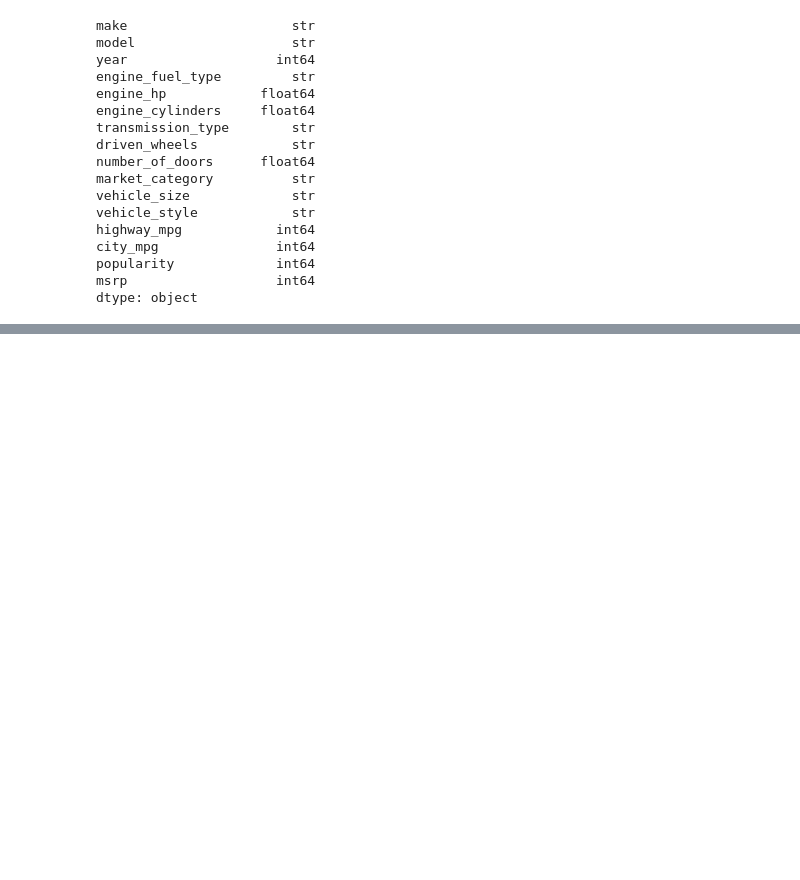
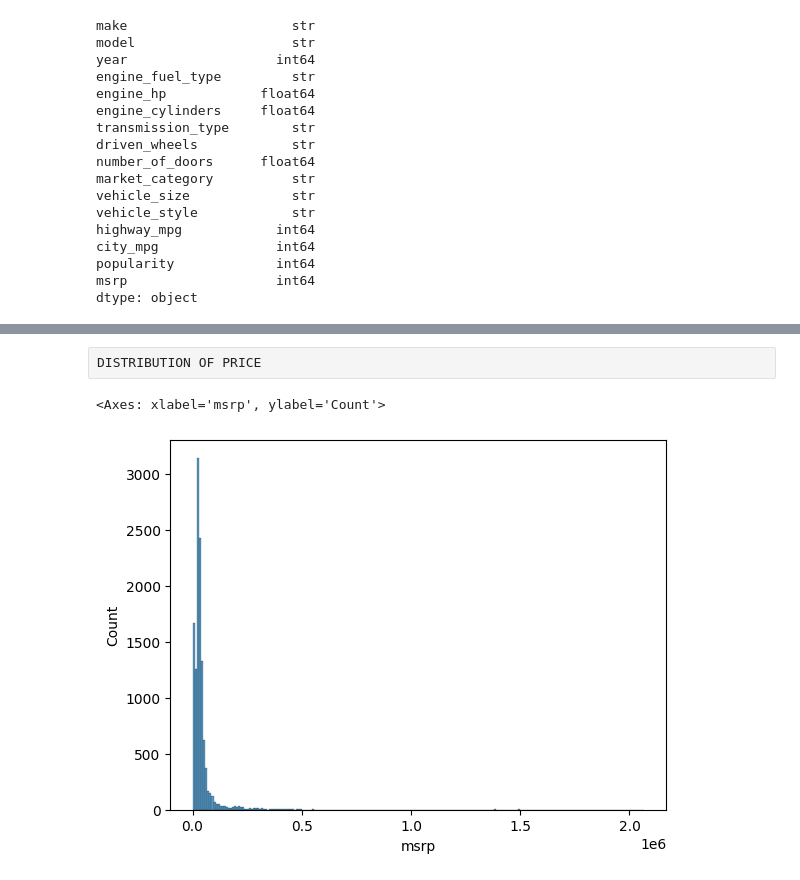
Before and after one commit to galatorresrovelo/machine-learning-zoomcamp-homework, a Jupyter notebook: 2.0 - CarPrice/Price_Prediction.ipynb, the cells around one changed output, grey strips where cells are left out. Cells and saved outputs as stored; diff of their text form; code cells hidden in the pictures; blank space fills up the shorter version.

Commit message:
Price Prediction upt until june 1st

```diff
--- a/2.0 - CarPrice/Price_Prediction.ipynb
+++ b/2.0 - CarPrice/Price_Prediction.ipynb
@@ -215,0 +328,2 @@ dtype: object
+# %% [raw]
+DISTRIBUTION OF PRICE
@@ -215,0 +335,5 @@ dtype: object
+# %%
+sns.histplot(df.msrp)
+# %% [output]
+<Axes: xlabel='msrp', ylabel='Count'>
+[figure, added]
```
Also changed, not shown: parts of 167 cells of this notebook, 7 other files.
